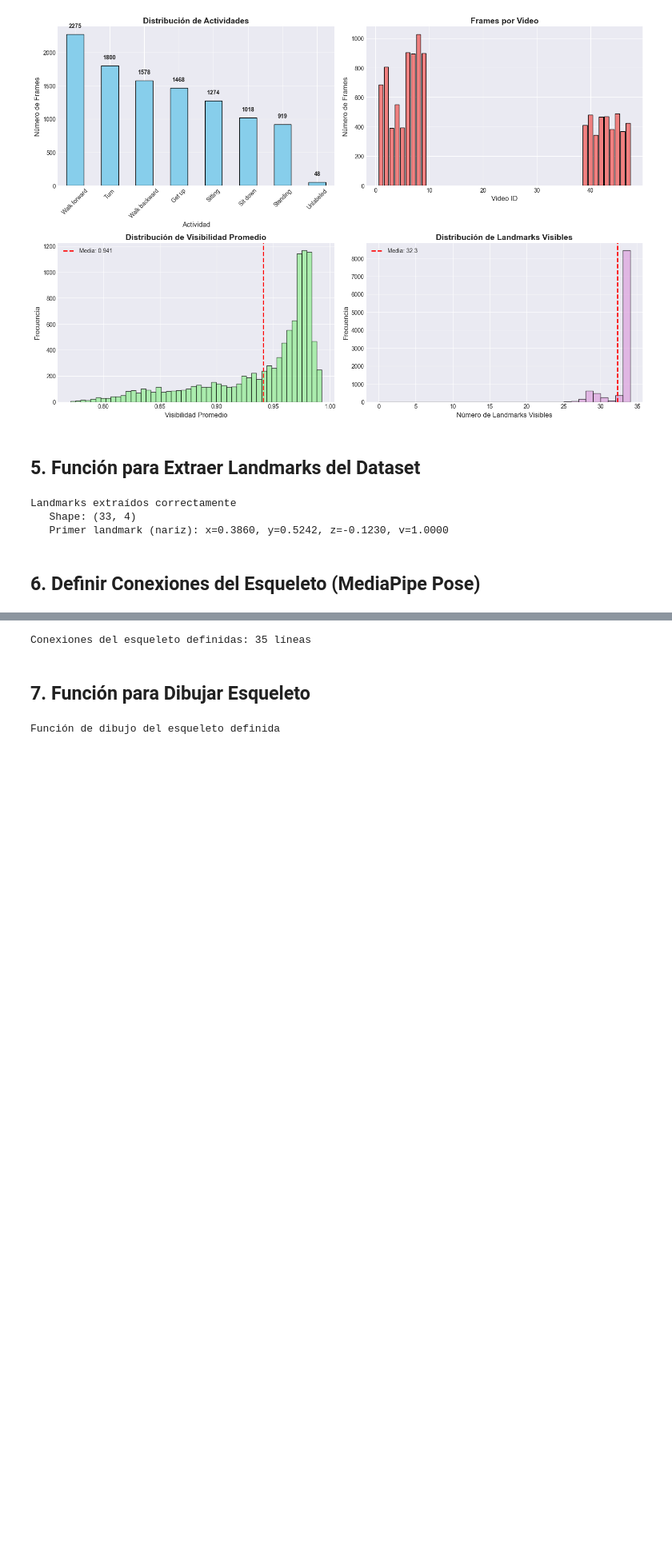
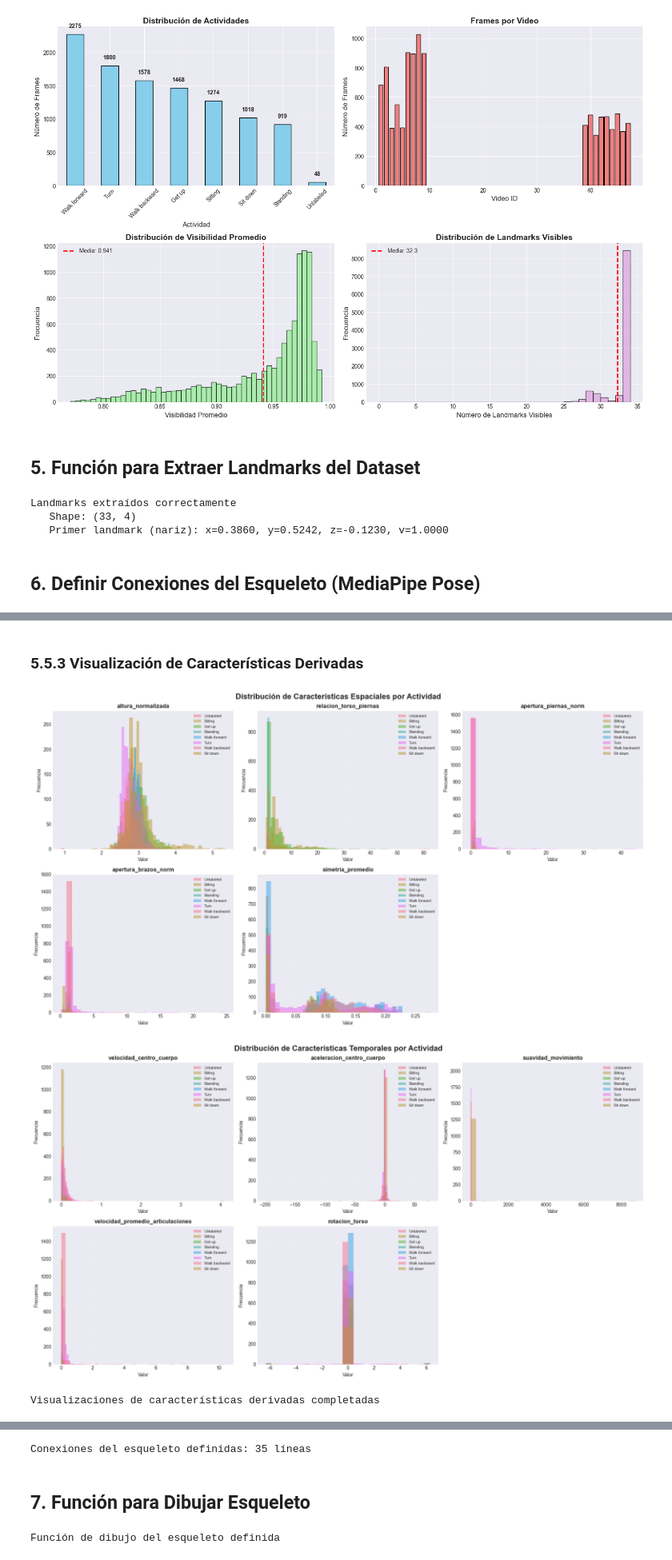
Before and after one commit to diegopolancolozano/AI_DetectionOfMovements, a Jupyter notebook: Entrega 1/EDA entrega 1.ipynb, the cells around one changed output, grey strips where cells are left out. Shown at 80% size. Cells and saved outputs as stored; diff of their text form; code cells hidden in the pictures; blank space fills up the shorter version.

```diff
--- a/Entrega 1/EDA entrega 1.ipynb
+++ b/Entrega 1/EDA entrega 1.ipynb
@@ -201,0 +539,60 @@ Landmarks extraídos correctamente
+# %% [markdown]
+### 5.5.3 Visualización de Características Derivadas
+# %%
+# Visualizar distribución de características derivadas por actividad
+
+# Seleccionar características clave para visualizar
+features_espaciales = ['altura_normalizada', 'relacion_torso_piernas', 'apertura_piernas_norm',
+                       'apertura_brazos_norm', 'simetria_promedio']
+features_temporales = ['velocidad_centro_cuerpo', 'aceleracion_centro_cuerpo', 'suavidad_movimiento',
+                       'velocidad_promedio_articulaciones', 'rotacion_torso']
+
+# Crear visualización de características espaciales
+fig, axes = plt.subplots(2, 3, figsize=(18, 10))
+axes = axes.flatten()
+
+for idx, feature in enumerate(features_espaciales):
+    ax = axes[idx]
+    for label in df['label'].unique():
+        data = df[df['label'] == label][feature]
+        ax.hist(data, alpha=0.5, label=label, bins=30)
+    ax.set_title(f'{feature}', fontsize=12, fontweight='bold')
+    ax.set_xlabel('Valor', fontsize=10)
+    ax.set_ylabel('Frecuencia', fontsize=10)
+    ax.legend(fontsize=8)
+    ax.grid(True, alpha=0.3)
+
+# Ocultar eje extra
+axes[-1].axis('off')
+
+plt.suptitle('Distribución de Características Espaciales por Actividad', fontsize=16, fontweight='bold')
+plt.tight_layout()
+plt.show()
+
+# Crear visualización de características temporales
+fig, axes = plt.subplots(2, 3, figsize=(18, 10))
+axes = axes.flatten()
+
+for idx, feature in enumerate(features_temporales):
+    ax = axes[idx]
+    for label in df['label'].unique():
+        data = df[df['label'] == label][feature]
+        ax.hist(data, alpha=0.5, label=label, bins=30)
+    ax.set_title(f'{feature}', fontsize=12, fontweight='bold')
+    ax.set_xlabel('Valor', fontsize=10)
+    ax.set_ylabel('Frecuencia', fontsize=10)
+    ax.legend(fontsize=8)
+    ax.grid(True, alpha=0.3)
+
+# Ocultar eje extra
+axes[-1].axis('off')
+
+plt.suptitle('Distribución de Características Temporales por Actividad', fontsize=16, fontweight='bold')
+plt.tight_layout()
+plt.show()
+
+print("Visualizaciones de características derivadas completadas")
+# %% [output]
+[figure, added]
+[figure, added]
+Visualizaciones de características derivadas completadas
```
Also changed, not shown: parts of 20 cells of this notebook, 1 other file.
